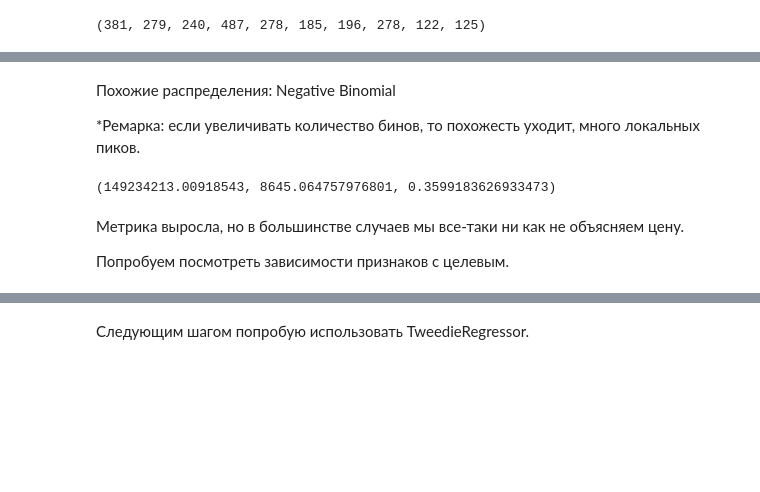
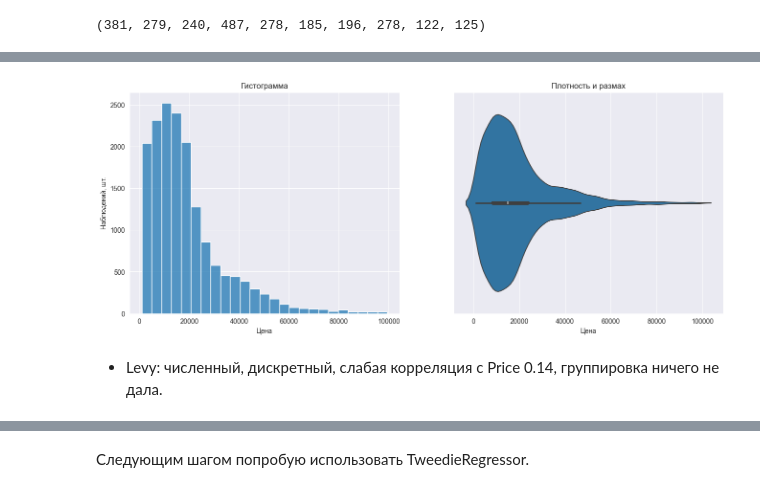
Before and after one commit to Paul-the-human/car_price_prediction, a Jupyter notebook: car_price_prediction.ipynb, the cells around one changed output, grey strips where cells are left out. Saved outputs shown, nothing was run; the diff lists cells and outputs as text; code cells hidden in the pictures; blank space fills up the shorter version.

```diff
--- a/car_price_prediction.ipynb
+++ b/car_price_prediction.ipynb
@@ -311,12 +139,6 @@ plt.hist(df["Price"], bins=20);
-# %% [markdown]
-Похожие распределения: Negative Binomial
-
-*Ремарка: если увеличивать количество бинов, то похожесть уходит, много локальных пиков.
-# %%
-predict_and_measure()
-# %% [output]
-(149234213.00918543, 8645.064757976801, 0.3599183626933473)
-# %% [markdown]
-Метрика выросла, но в большинстве случаев мы все-таки ни как не объясняем цену.
-
-Попробуем посмотреть зависимости признаков с целевым.
+# %%
+eda_visualize(df["Price"])
+# %% [output]
+[figure, added]
+# %% [markdown]
+- Levy: численный, дискретный, слабая корреляция c Price 0.14, группировка ничего не дала.
```
Also changed, not shown: parts of 155 cells of this notebook.
